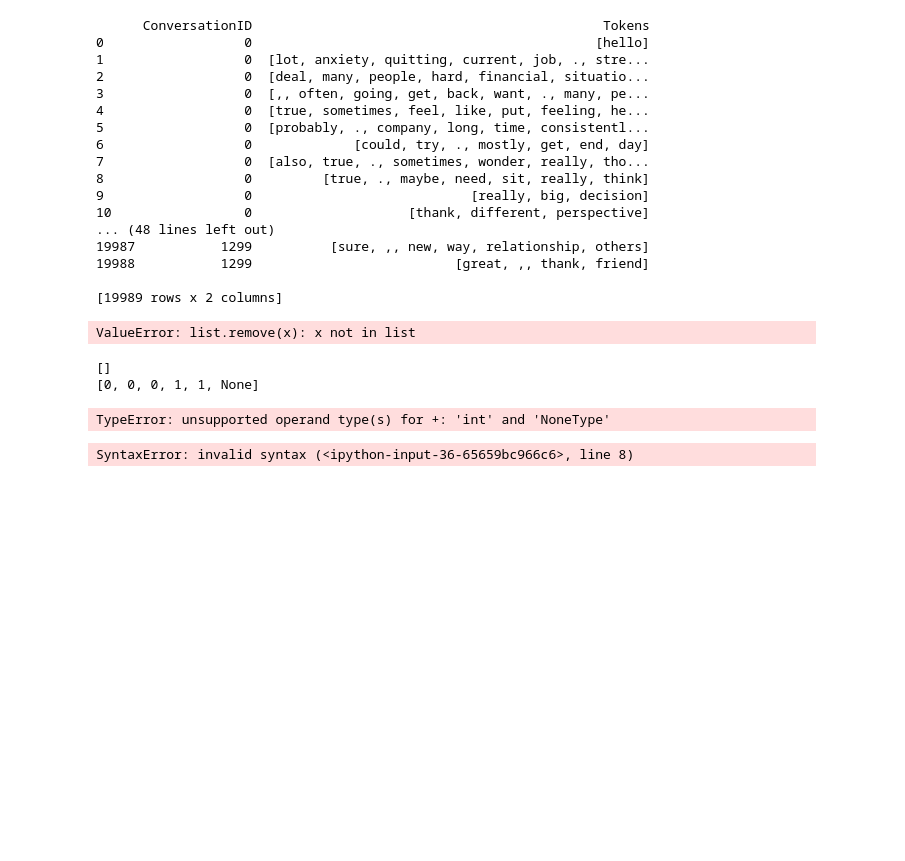
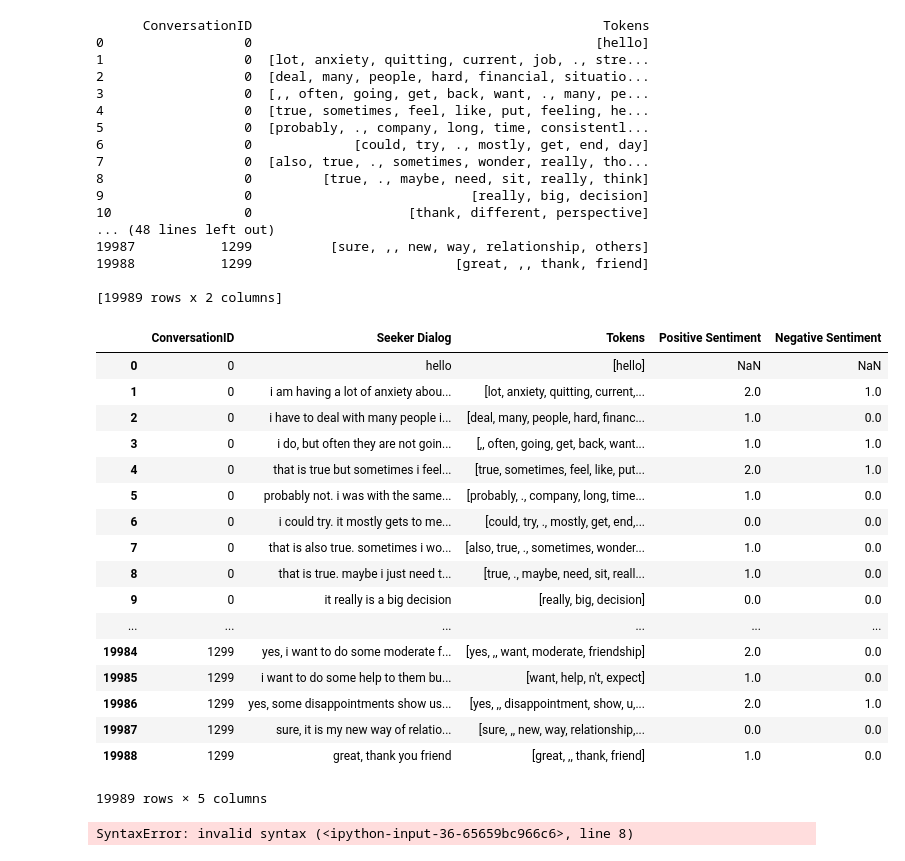
Before and after one commit to JuliaWieczorek/SupportSystem, a Jupyter notebook: The NRC Emotion Intensity Lexicon (NRC-EIL).ipynb, the cells around one changed output. Drawn from its saved outputs; the diff is of its cells as text; code cells hidden in the pictures; blank space fills up the shorter version.

Commit message:
positive and negative

```diff
--- a/The NRC Emotion Intensity Lexicon (NRC-EIL).ipynb
+++ b/The NRC Emotion Intensity Lexicon (NRC-EIL).ipynb
@@ -163,28 +167,35 @@ def read_sentiment_file(sentiment):
 
     return data_dict
 # %%
-def wordSentimentAssociations(word_to_find): # sentiment = ['positive', 'negative']
-    data_dict = read_sentiment_file('positive')
+def wordSentimentAssociations(word_to_find, dataset_of_sentiments):
 
-    if word_to_find in data_dict:
-        label_for_word = data_dict[word_to_find]
+    '''input: sentiment = ['positive', 'negative']
+       read dataset with proper sentiment, and search the word in dataset
+       return label'''
+
+
+    if word_to_find in dataset_of_sentiments:
+        label_for_word = dataset_of_sentiments[word_to_find]
         return label_for_word
     #else:
     #    print(f"'{word_to_find}' not found in the data.") # now it's an error, have to be changed (probably) to Na
 # %%
-def totalRawWordSentiment(text): # text = tokens
+def totalRawWordSentiment(text):
+
+    '''input: text = tokens
+       read a dataset with proper statement [])
+       read a proper text (sentence) to map
+       for each word search for a sentiment (0 or 1)
+       return: total of sentiments in sentence
+    '''
+    data_dict = read_sentiment_file('negative')
+
     sentiments = []
     for i in text:
-        sent = wordSentimentAssociations(i)
+        sent = wordSentimentAssociations(i, data_dict)
         sentiments.append(sent)
-    for i in sentiments:
-        if i == None:
-            sentiments.remove(i)
-    print(sentiments)
+    sentiments = [i for i in sentiments if i is not None]
+    if not sentiments:
+        return None
     total = sum(sentiments)
     return total
-# %%
-row3 = seeker_df['Tokens'].iloc[4]
-totalRawWordSentiment(row3)
-# %% [output]
-ValueError: list.remove(x): x not in list
@@ -191,9 +204,28 @@ ValueError: list.remove(x): x not in list
 # %%
-by_conv_df['Positive Sentiment'] = seeker_df['Tokens'].apply(totalRawWordSentiment)
+seeker_df['Positive Sentiment'] = seeker_df['Tokens'].apply(totalRawWordSentiment)
-# %% [output]
-[]
-[0, 0, 0, 1, 1, None]
-TypeError: unsupported operand type(s) for +: 'int' and 'NoneType'
+# %%
+seeker_df['Negative Sentiment'] = seeker_df['Tokens'].apply(totalRawWordSentiment)
+# %%
+seeker_df
+# %% [output]
+|  | ConversationID | Seeker Dialog | Tokens | Positive Sentiment | Negative Sentiment |
+| 0 | 0 | hello | [hello] | NaN | NaN |
+| 1 | 0 | i am having a lot of anxiety abou... | [lot, anxiety, quitting, current,... | 2.0 | 1.0 |
+| 2 | 0 | i have to deal with many people i... | [deal, many, people, hard, financ... | 1.0 | 0.0 |
+| 3 | 0 | i do, but often they are not goin... | [,, often, going, get, back, want... | 1.0 | 1.0 |
+| 4 | 0 | that is true but sometimes i feel... | [true, sometimes, feel, like, put... | 2.0 | 1.0 |
+| 5 | 0 | probably not. i was with the same... | [probably, ., company, long, time... | 1.0 | 0.0 |
+| 6 | 0 | i could try. it mostly gets to me... | [could, try, ., mostly, get, end,... | 0.0 | 0.0 |
+| 7 | 0 | that is also true. sometimes i wo... | [also, true, ., sometimes, wonder... | 1.0 | 0.0 |
+| 8 | 0 | that is true. maybe i just need t... | [true, ., maybe, need, sit, reall... | 1.0 | 0.0 |
+| 9 | 0 | it really is a big decision | [really, big, decision] | 0.0 | 0.0 |
+| ... | ... | ... | ... | ... | ... |
+| 19984 | 1299 | yes, i want to do some moderate f... | [yes, ,, want, moderate, friendship] | 2.0 | 0.0 |
+| 19985 | 1299 | i want to do some help to them bu... | [want, help, n't, expect] | 1.0 | 0.0 |
+| 19986 | 1299 | yes, some disappointments show us... | [yes, ,, disappointment, show, u,... | 2.0 | 1.0 |
+| 19987 | 1299 | sure, it is my new way of relatio... | [sure, ,, new, way, relationship,... | 0.0 | 0.0 |
+| 19988 | 1299 | great, thank you friend | [great, ,, thank, friend] | 1.0 | 0.0 |
+19989 rows × 5 columns
 # %%
 def wordSentimentAssociations(sentiment, word_to_find): # sentiment = [positive, negative]
     read_sentiment_file(sentiment)
```
Also changed, not shown: parts of 2 cells of this notebook.
